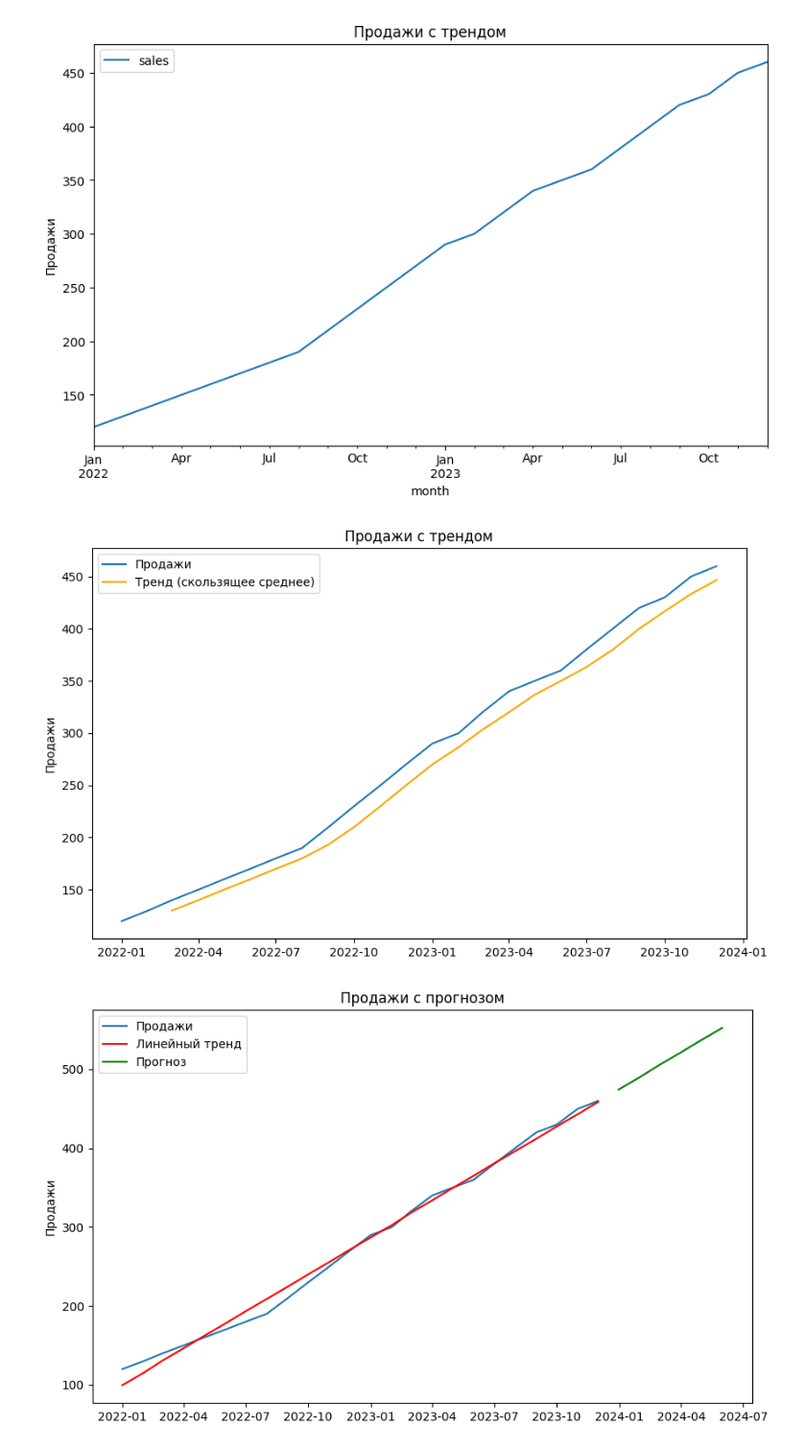
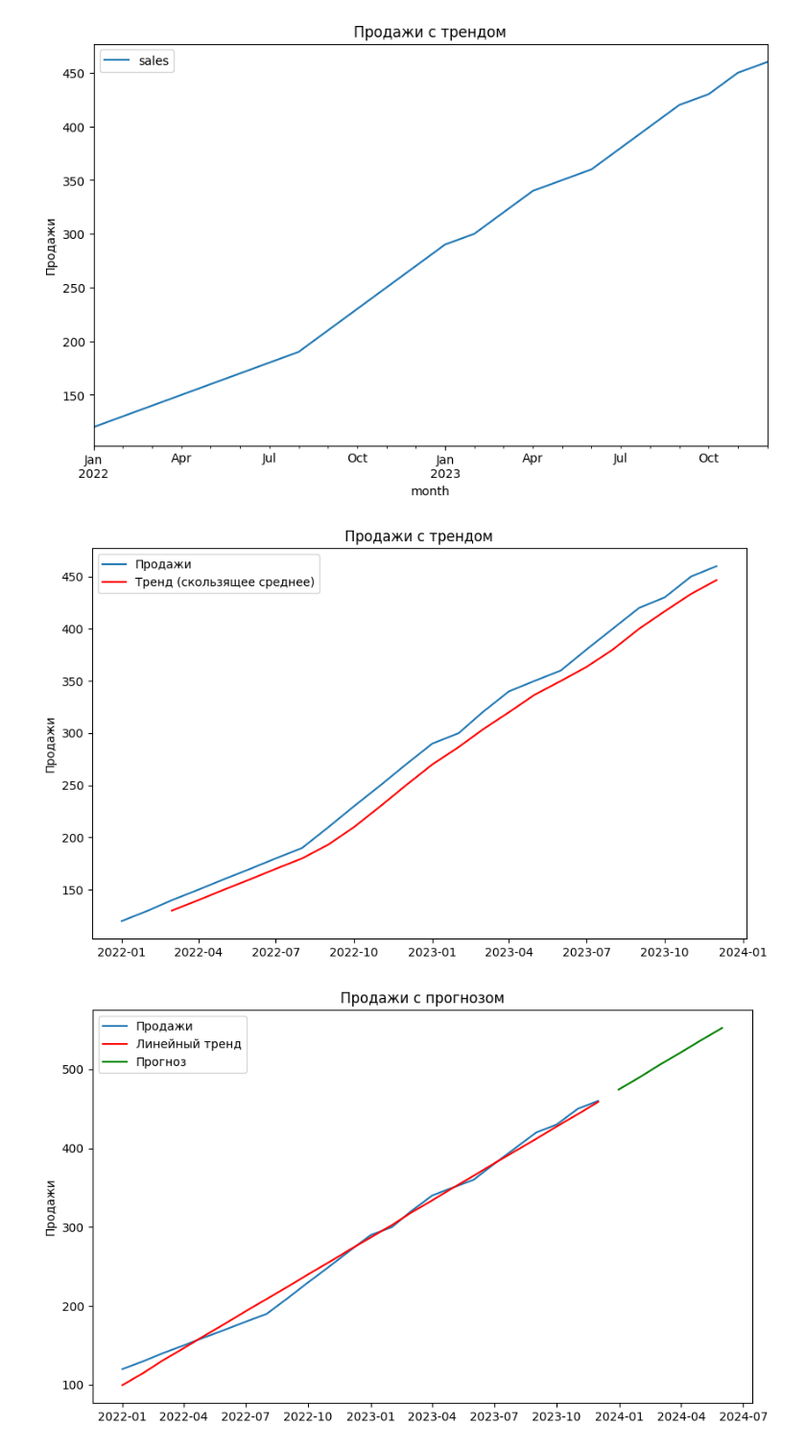
Before and after one commit to rwsh/mguu_lect01, a Jupyter notebook: lect.ipynb, the cells around one changed output. Shown at 96% size. Saved outputs shown, nothing was run; the diff lists cells and outputs as text; code cells hidden in the pictures.

```diff
--- a/lect.ipynb
+++ b/lect.ipynb
@@ -45,17 +45,17 @@ plt.show()
 # %%
 # Вычисление 3-месячного скользящего среднего
 data['rolling_mean'] = data['sales'].rolling(window=3).mean()
 
 # Построение графика с трендовой линией
 plt.figure(figsize=(10, 6))
 plt.plot(data['sales'], label='Продажи')
-plt.plot(data['rolling_mean'], label='Тренд (скользящее среднее)', color='orange')
+plt.plot(data['rolling_mean'], label='Тренд (скользящее среднее)', color='red')
 plt.title('Продажи с трендом')
 plt.ylabel('Продажи')
 plt.legend()
 plt.show()
 # %% [output]
-[figure, old version]
+[figure, new version]
 # %%
 from sklearn.linear_model import LinearRegression
 import numpy as np
```
Also changed, not shown: parts of 15 cells of this notebook, 3 other files.
